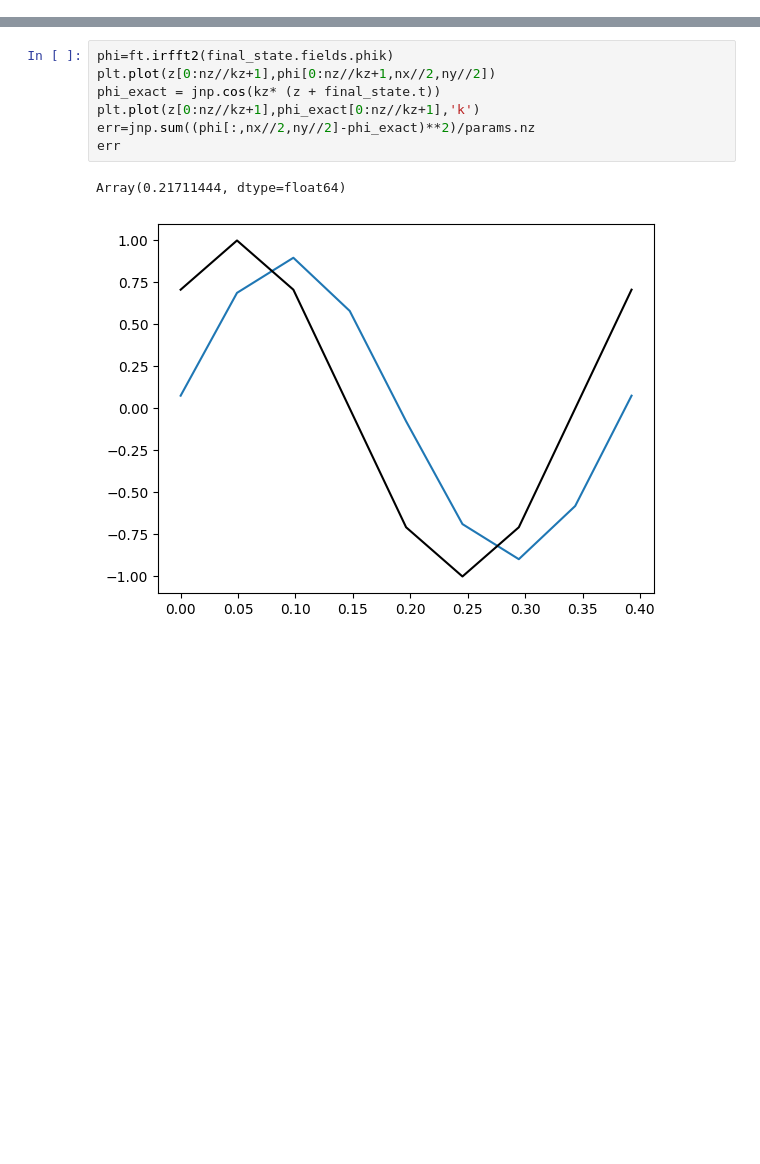
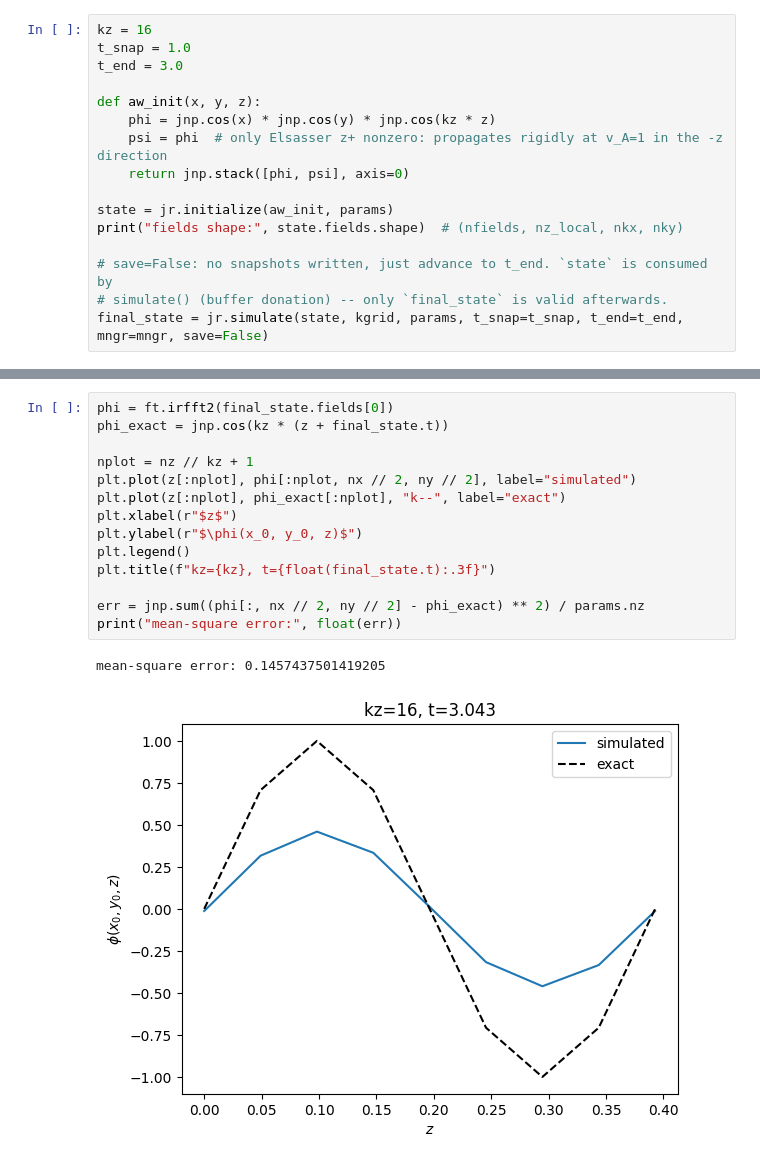
Before and after one commit to alfredmallet/jax-rmhd, a Jupyter notebook: examples/AW_advection.ipynb, the cells around one changed output, grey strips where cells are left out. Cells and saved outputs as stored; diff of their text form; blank space fills up the shorter version.

```diff
--- a/examples/AW_advection.ipynb
+++ b/examples/AW_advection.ipynb
@@ -73,0 +79,16 @@ Ending simulation at t = 3.0925052683774505
+# %%
+kz = 16
+t_snap = 1.0
+t_end = 3.0
+
+def aw_init(x, y, z):
+    phi = jnp.cos(x) * jnp.cos(y) * jnp.cos(kz * z)
+    psi = phi  # only Elsasser z+ nonzero: propagates rigidly at v_A=1 in the -z direction
+    return jnp.stack([phi, psi], axis=0)
+
+state = jr.initialize(aw_init, params)
+print("fields shape:", state.fields.shape)  # (nfields, nz_local, nkx, nky)
+
+# save=False: no snapshots written, just advance to t_end. `state` is consumed by
+# simulate() (buffer donation) -- only `final_state` is valid afterwards.
+final_state = jr.simulate(state, kgrid, params, t_snap=t_snap, t_end=t_end, mngr=mngr, save=False)
@@ -74,10 +98,17 @@ Ending simulation at t = 3.0925052683774505
 # %%
-phi=ft.irfft2(final_state.fields.phik)
-plt.plot(z[0:nz//kz+1],phi[0:nz//kz+1,nx//2,ny//2])
-phi_exact = jnp.cos(kz* (z + final_state.t))
-plt.plot(z[0:nz//kz+1],phi_exact[0:nz//kz+1],'k')
-err=jnp.sum((phi[:,nx//2,ny//2]-phi_exact)**2)/params.nz
-err
+phi = ft.irfft2(final_state.fields[0])
+phi_exact = jnp.cos(kz * (z + final_state.t))
+
+nplot = nz // kz + 1
+plt.plot(z[:nplot], phi[:nplot, nx // 2, ny // 2], label="simulated")
+plt.plot(z[:nplot], phi_exact[:nplot], "k--", label="exact")
+plt.xlabel(r"$z$")
+plt.ylabel(r"$\phi(x_0, y_0, z)$")
+plt.legend()
+plt.title(f"kz={kz}, t={float(final_state.t):.3f}")
+
+err = jnp.sum((phi[:, nx // 2, ny // 2] - phi_exact) ** 2) / params.nz
+print("mean-square error:", float(err))
 # %% [output]
-Array(0.21711444, dtype=float64)
+mean-square error: 0.1457437501419205
-[figure, old version]
+[figure, new version]
```
Also changed, not shown: parts of 22 cells of this notebook, 17 other files.
